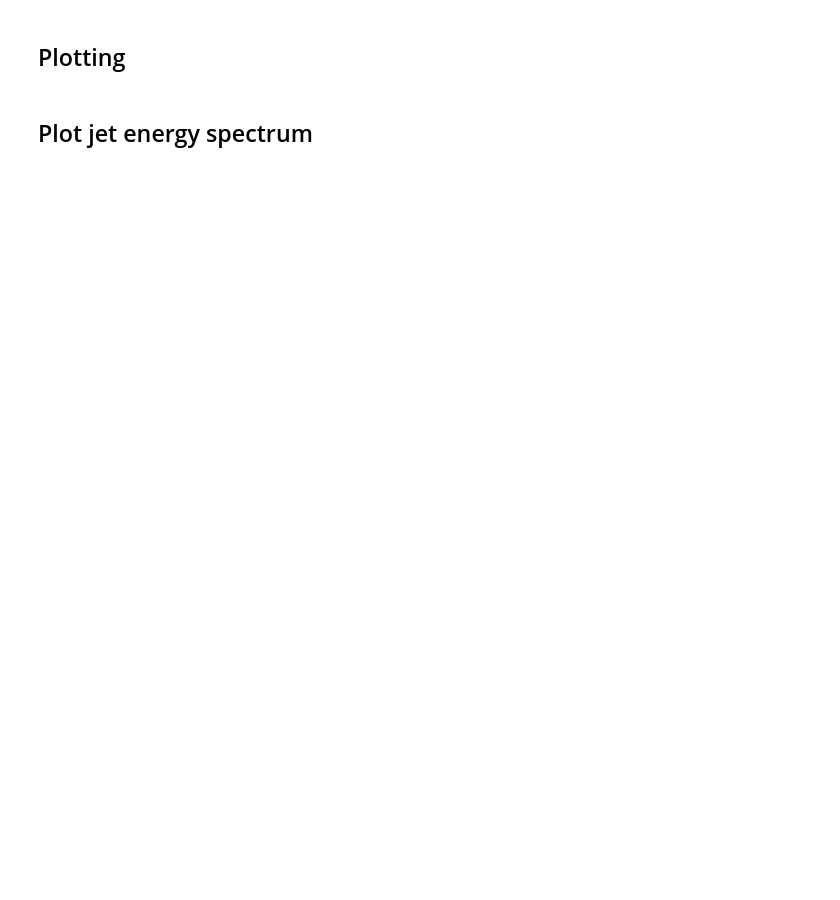
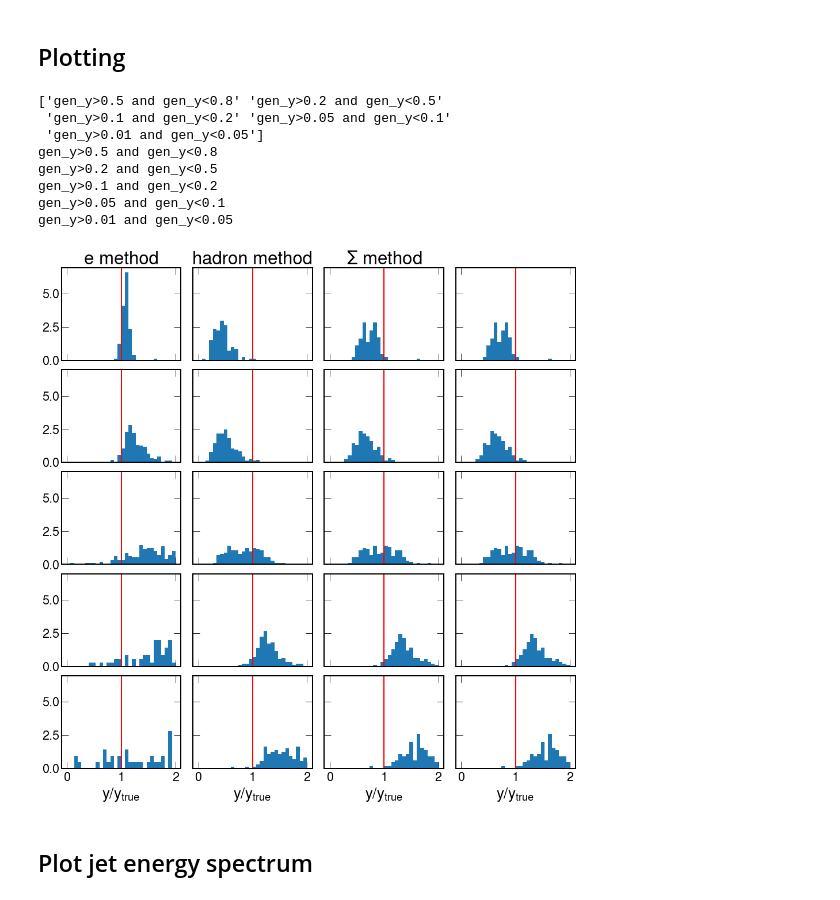
Before and after one commit to miguelignacio/calostudies, a Jupyter notebook: HadronicReconstruction.ipynb, the cells around one changed output. Drawn from its saved outputs; the diff is of its cells as text; code cells hidden in the pictures; blank space fills up the shorter version.

```diff
--- a/HadronicReconstruction.ipynb
+++ b/HadronicReconstruction.ipynb
@@ -549,3 +497,51 @@ hep.set_style("CMS")
+# %%
+fig,ax = plt.subplots(5,4,figsize=(16,16),sharey=True,sharex=True)
+ax = ax.flatten()
+ybins = np.array(['gen_y>0.5 and gen_y<0.8', 'gen_y>0.2 and gen_y<0.5',
+                  'gen_y>0.1 and gen_y<0.2', 'gen_y>0.05 and gen_y<0.1','gen_y>0.01 and gen_y<0.05'])
+print(ybins)
+
+
+
+for i in range(5):
+    print(ybins[i])
+    ax[0 + 4*i].hist(df.query(ybins[i])['y_ratio'],density=True,bins=30,range=(0,2),label='e method')
+    ax[1 + 4*i].hist(df.query(ybins[i])['yh_ratio'],density=True,bins=30,range=(0,2),label='hadron method')
+    ax[2 + 4*i].hist(df.query(ybins[i])['ysigma_ratio'],density=True,bins=30,range=(0,2),label='$\Sigma$ method')
+    ax[3 + 4*i].hist(df.query(ybins[i])['ysigma_ratio'],density=True,bins=30,range=(0,2),label='$\Sigma$ method')
+
+for i in range(len(ax.flatten())):
+    ax[i].axvline(1.0,color='red',lw=2)
+#ax[1].set_title(r"$\bf{ATHENA}$"+' full simulation [DD4hep] \n Pythia8+Geant4, NC DIS 18x275 GeV, $Q^{2}>100$ GeV$^{2}$',fontsize=29)
+    ax[i].set_xticks([],minor=True)
+    ax[i].set_yticks([], minor=True)
+
+    # for minor ticks
+    #ax[i].set_xticks([], minor=True)
+
+plt.subplots_adjust(wspace=0.1, hspace=0.1)
+
+ax[0].set_title('e method')
+ax[1].set_title('hadron method')
+ax[2].set_title('$\Sigma$ method')
+
+ax[-1].set_xlabel(r'y/$y_{true}$ ')
+
+ax[-2].set_xlabel(r'y/$y_{true}$ ')
+ax[-3].set_xlabel(r'y/$y_{true}$ ')
+ax[-4].set_xlabel(r'y/$y_{true}$ ')
+
+plt.show()
+# %% [output]
+['gen_y>0.5 and gen_y<0.8' 'gen_y>0.2 and gen_y<0.5'
+ 'gen_y>0.1 and gen_y<0.2' 'gen_y>0.05 and gen_y<0.1'
+ 'gen_y>0.01 and gen_y<0.05']
+gen_y>0.5 and gen_y<0.8
+gen_y>0.2 and gen_y<0.5
+gen_y>0.1 and gen_y<0.2
+gen_y>0.05 and gen_y<0.1
+gen_y>0.01 and gen_y<0.05
+[figure, added]
 # %% [markdown]
 ## Plot jet energy spectrum
 # %%
```
Also changed, not shown: parts of 10 cells of this notebook.
